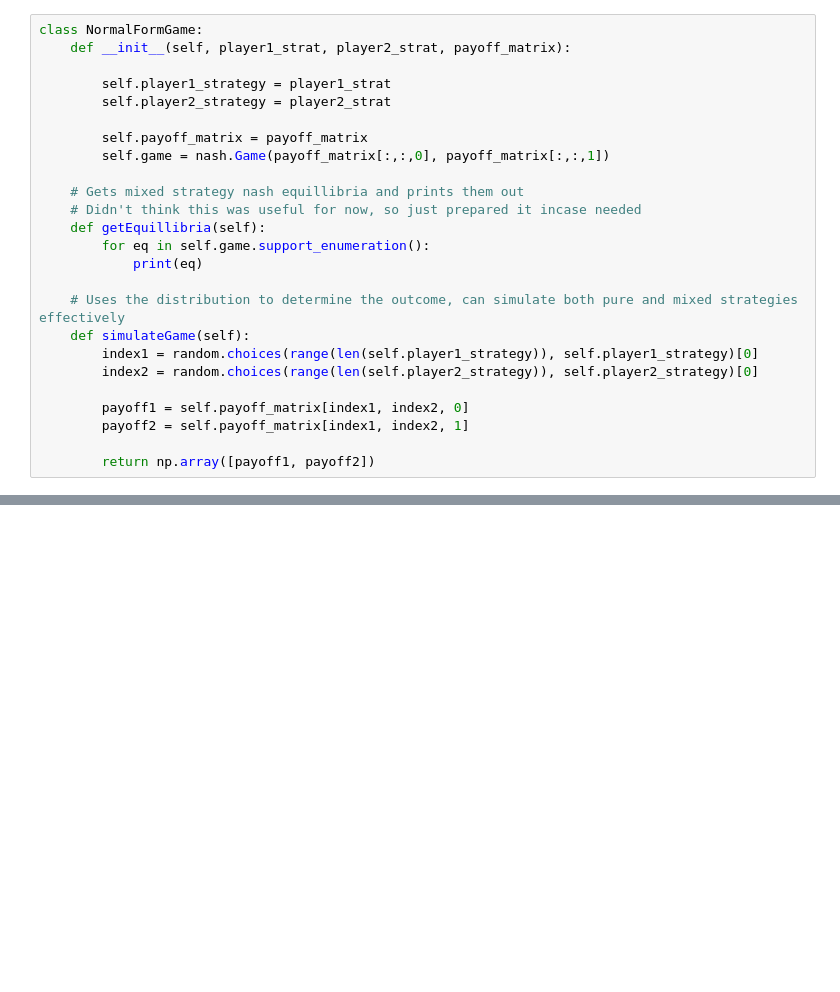
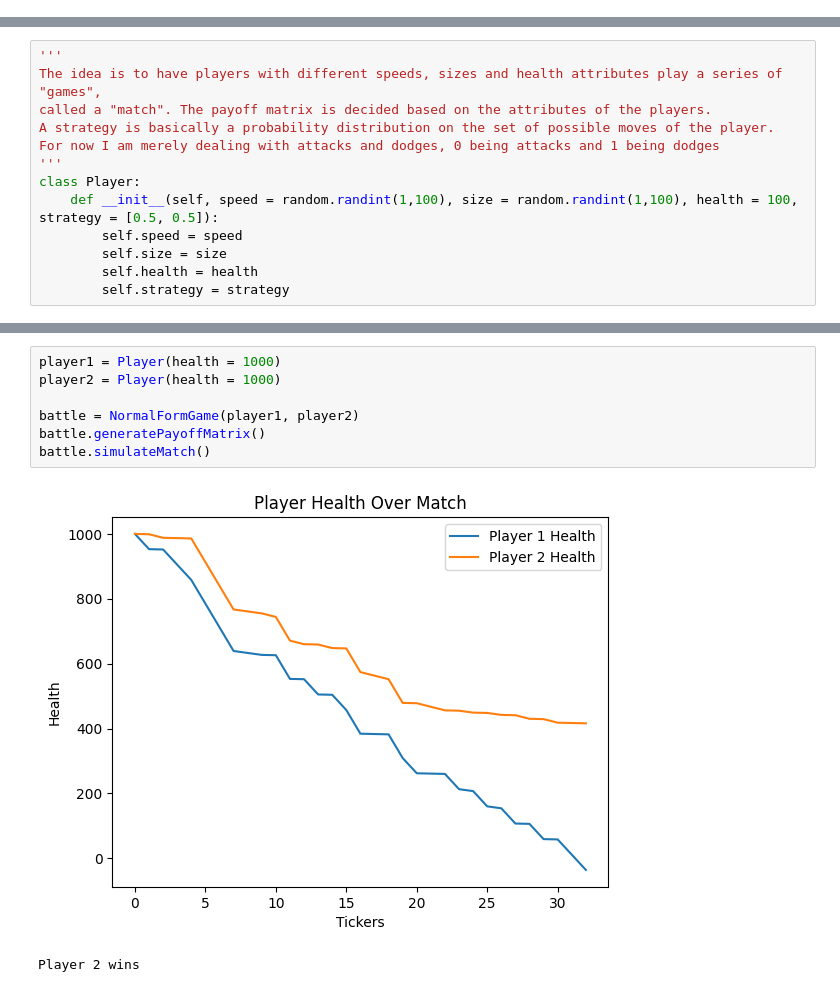
Before and after one commit to VedTheKnight/Simulating-Natural-Selection-and-Decision-Making, a Jupyter notebook: week_1.ipynb, the cells around one changed output, grey strips where cells are left out. Cells and saved outputs as stored; diff of their text form; blank space fills up the shorter version.

Commit message:
Update week_1.ipynb
1. Created a function for payoff matrices based on the player size and speed.
2. Created matches between players which are a series of games, and plot the player healths with time

```diff
--- a/week_1.ipynb
+++ b/week_1.ipynb
@@ -10,25 +5,0 @@ class Player:
-# %%
-class NormalFormGame:
-    def __init__(self, player1_strat, player2_strat, payoff_matrix):
-
-        self.player1_strategy = player1_strat
-        self.player2_strategy = player2_strat
-
-        self.payoff_matrix = payoff_matrix
-        self.game = nash.Game(payoff_matrix[:,:,0], payoff_matrix[:,:,1])
-
-    # Gets mixed strategy nash equillibria and prints them out
-    # Didn't think this was useful for now, so just prepared it incase needed
-    def getEquillibria(self):
-        for eq in self.game.support_enumeration():
-            print(eq)
-
-    # Uses the distribution to determine the outcome, can simulate both pure and mixed strategies effectively
-    def simulateGame(self):
-        index1 = random.choices(range(len(self.player1_strategy)), self.player1_strategy)[0]
-        index2 = random.choices(range(len(self.player2_strategy)), self.player2_strategy)[0]
-
-        payoff1 = self.payoff_matrix[index1, index2, 0]
-        payoff2 = self.payoff_matrix[index1, index2, 1]
-
-        return np.array([payoff1, payoff2])
@@ -45,0 +6,13 @@ print(nfg.simulateGame())
+# %%
+'''
+The idea is to have players with different speeds, sizes and health attributes play a series of "games",
+called a "match". The payoff matrix is decided based on the attributes of the players.
+A strategy is basically a probability distribution on the set of possible moves of the player.
+For now I am merely dealing with attacks and dodges, 0 being attacks and 1 being dodges
+'''
+class Player:
+    def __init__(self, speed = random.randint(1,100), size = random.randint(1,100), health = 100, strategy = [0.5, 0.5]):
+        self.speed = speed
+        self.size = size
+        self.health = health
+        self.strategy = strategy
@@ -45,0 +127,10 @@ print(nfg.simulateGame())
+# %%
+player1 = Player(health = 1000)
+player2 = Player(health = 1000)
+
+battle = NormalFormGame(player1, player2)
+battle.generatePayoffMatrix()
+battle.simulateMatch()
+# %% [output]
+[figure, added]
+Player 2 wins
```
Also changed, not shown: parts of 4 cells of this notebook.
